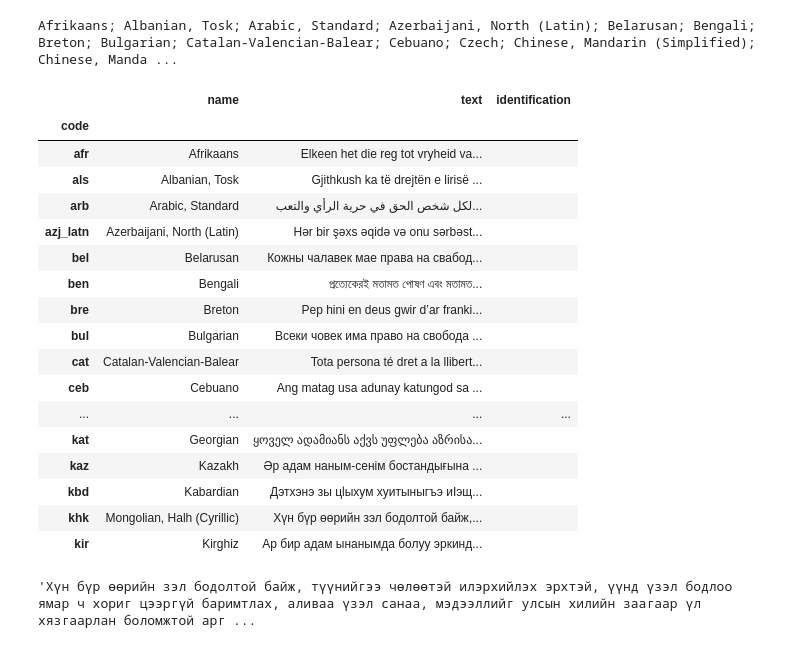
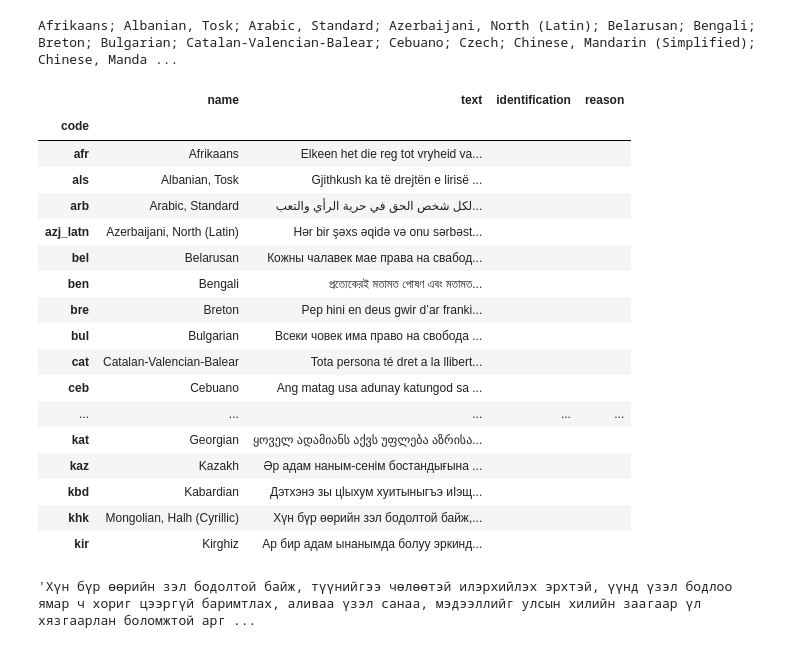
Before and after one commit to kebuhcah/openai-notebooks, a Jupyter notebook: language-id.ipynb, the cells around one changed output. Drawn from its saved outputs; the diff is of its cells as text; code cells hidden in the pictures.

Commit message:
Get reasons for all language identifications

```diff
--- a/language-id.ipynb
+++ b/language-id.ipynb
@@ -15,47 +15,48 @@ with open('.env') as f:
 # %%
 filename="data/udhr/udhr_afr.xml"
 
 udhr_dir = Path('data/udhr')
 
 rows = []
 
 for g in sorted(udhr_dir.glob('*.xml')):
     stem = g.stem[5:]
 
     with open(g) as f:
         tree = etree.parse(f)
 
     name = tree.getroot().get('n')
     print(name, end='; ')
     article19 = tree.find('{*}article[@number="19"]/{*}para')
     if article19 is not None:
         article19 = article19.text
 
     rows.append({'code': stem, 'name': name, 'text': article19})
 
 Languages = pd.DataFrame(rows).set_index('code')
 Languages['identification'] = ''
+Languages['reason'] = ''
 Languages[:50]
 # %% [output]
 Afrikaans; Albanian, Tosk; Arabic, Standard; Azerbaijani, North (Latin); Belarusan; Bengali; Breton; Bulgarian; Catalan-Valencian-Balear; Cebuano; Czech; Chinese, Mandarin (Simplified); Chinese, Manda ...
-|  | name | text | identification |
-| code |  |  |  |
-| afr | Afrikaans | Elkeen het die reg tot vryheid va... |  |
-| als | Albanian, Tosk | Gjithkush ka të drejtën e lirisë ... |  |
-| arb | Arabic, Standard | لكل شخص الحق في حرية الرأي والتعب... |  |
-| azj_latn | Azerbaijani, North (Latin) | Hər bir şəxs əqidə və onu sərbəst... |  |
-| bel | Belarusan | Кожны чалавек мае права на свабод... |  |
-| ben | Bengali | প্রত্যেকের‌ই মতামত পোষণ এবং মতামত... |  |
-| bre | Breton | Pep hini en deus gwir d’ar franki... |  |
-| bul | Bulgarian | Всеки човек има право на свобода ... |  |
-| cat | Catalan-Valencian-Balear | Tota persona té dret a la llibert... |  |
-| ceb | Cebuano | Ang matag usa adunay katungod sa ... |  |
-| ... | ... | ... | ... |
-| kat | Georgian | ყოველ ადამიანს აქვს უფლება აზრისა... |  |
-| kaz | Kazakh | Әр адам наным‐сенім бостандығына ... |  |
-| kbd | Kabardian | Дэтхэнэ зы цӏыхум хуитыныгъэ иІэщ... |  |
-| khk | Mongolian, Halh (Cyrillic) | Хүн бүр өөрийн зэл бодолтой байж,... |  |
-| kir | Kirghiz | Ар бир адам ынанымда болуу эркинд... |  |
+|  | name | text | identification | reason |
+| code |  |  |  |  |
+| afr | Afrikaans | Elkeen het die reg tot vryheid va... |  |  |
+| als | Albanian, Tosk | Gjithkush ka të drejtën e lirisë ... |  |  |
+| arb | Arabic, Standard | لكل شخص الحق في حرية الرأي والتعب... |  |  |
+| azj_latn | Azerbaijani, North (Latin) | Hər bir şəxs əqidə və onu sərbəst... |  |  |
+| bel | Belarusan | Кожны чалавек мае права на свабод... |  |  |
+| ben | Bengali | প্রত্যেকের‌ই মতামত পোষণ এবং মতামত... |  |  |
+| bre | Breton | Pep hini en deus gwir d’ar franki... |  |  |
+| bul | Bulgarian | Всеки човек има право на свобода ... |  |  |
+| cat | Catalan-Valencian-Balear | Tota persona té dret a la llibert... |  |  |
+| ceb | Cebuano | Ang matag usa adunay katungod sa ... |  |  |
+| ... | ... | ... | ... | ... |
+| kat | Georgian | ყოველ ადამიანს აქვს უფლება აზრისა... |  |  |
+| kaz | Kazakh | Әр адам наным‐сенім бостандығына ... |  |  |
+| kbd | Kabardian | Дэтхэнэ зы цӏыхум хуитыныгъэ иІэщ... |  |  |
+| khk | Mongolian, Halh (Cyrillic) | Хүн бүр өөрийн зэл бодолтой байж,... |  |  |
+| kir | Kirghiz | Ар бир адам ынанымда болуу эркинд... |  |  |
 # %%
 Languages.loc['khk'].text
 # %% [output]
```
Also changed, not shown: parts of 3 cells of this notebook, 1 other file.
